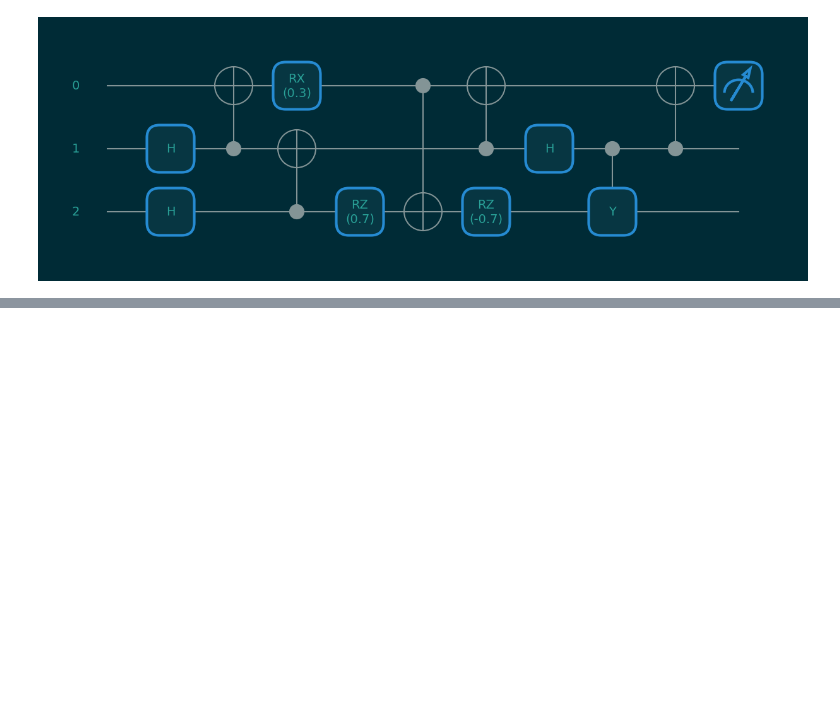
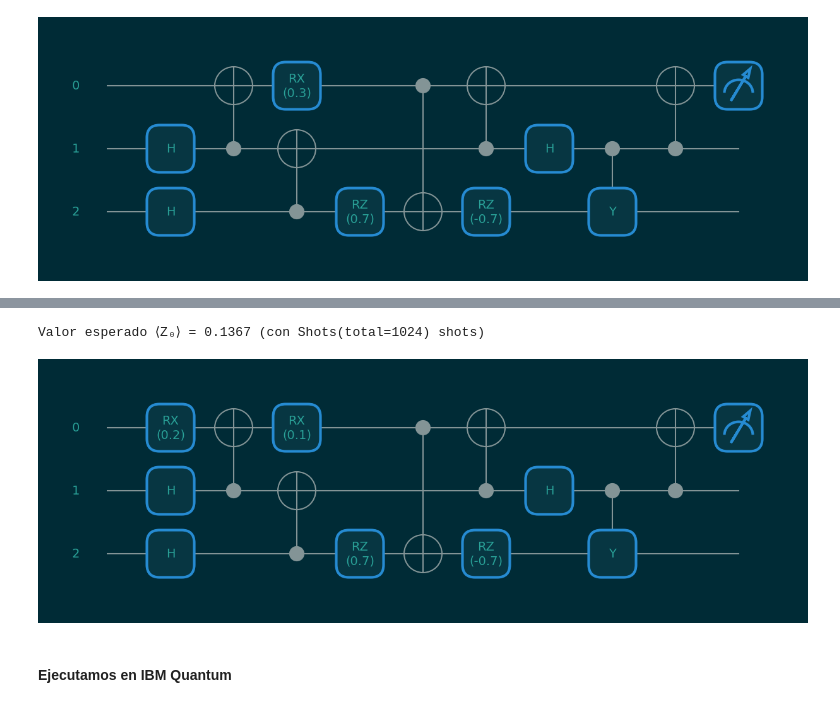
Before and after one commit to imardiego/pruebasPennylane, a Jupyter notebook: EjemplosPennyLane.ipynb, the cells around one changed output, grey strips where cells are left out. Drawn from its saved outputs; the diff is of its cells as text; code cells hidden in the pictures; blank space fills up the shorter version.

```diff
--- a/EjemplosPennyLane.ipynb
+++ b/EjemplosPennyLane.ipynb
@@ -34,0 +54,13 @@ entorno de desarrollo de Penylane
+# %%
+import pennylane as qml
+print("PennyLane version:", qml.__version__)
+
+# Circuito cuántico simple
+dev = qml.device("default.qubit", wires=1)
+
+@qml.qnode(dev)
+def circuit():
+    qml.Hadamard(wires=0)
+    return qml.probs(wires=0)
+
+print("Probabilidades:", circuit())
@@ -395,0 +619,64 @@ Pero no funciona porque la versión que utiliza está deprecada.
+# %%
+# Número de qubits
+n_wires = 3
+
+# ✅ DISPOSITIVO DE QISKIT (simulador Aer)
+dev = qml.device("qiskit.aer", wires=n_wires, shots=1024)  # ¡shots debe ser > 0!
+
+def circuit(angles):
+    # Hadamard
+    qml.Hadamard(wires=1)
+    qml.Hadamard(wires=2)
+
+    # RX
+    qml.RX(angles[0], wires=0)
+
+    # CNOT
+    qml.CNOT(wires=[1, 0])
+    qml.CNOT(wires=[2, 1])
+
+    # RX
+    qml.RX(angles[2], wires=0)
+
+    # RZ
+    qml.RZ(angles[1], wires=2)
+
+    # CNOT
+    qml.CNOT(wires=[0, 2])
+
+    # RZ inverso
+    qml.RZ(-angles[1], wires=2)
+
+    # CNOT
+    qml.CNOT(wires=[1, 0])
+
+    # Hadamard
+    qml.Hadamard(wires=1)
+
+    # CY
+    qml.CY(wires=[1, 2])
+
+    # CNOT final
+    qml.CNOT(wires=[1, 0])
+
+    # Medición en Z (Qiskit lo convierte automáticamente a medida en la base computacional)
+    return qml.expval(qml.PauliZ(wires=0))
+
+# Ángulos
+angles = [0.2, 0.7, 0.1]
+
+# Crear QNode
+qnode = qml.QNode(circuit, dev)
+
+# Ejecutar en simulador de Qiskit
+result = qnode(angles)
+print(f"Valor esperado ⟨Z₀⟩ = {result:.4f} (con {dev.shots} shots)")
+
+# Dibujar el circuito (esto sigue funcionando igual)
+fig, ax = qml.draw_mpl(qnode, decimals=1, style="solarized_dark")(angles)
+plt.show()
+# %% [output]
+Valor esperado ⟨Z₀⟩ = 0.1367 (con Shots(total=1024) shots)
+[figure, added]
+# %% [markdown]
+#### Ejecutamos en IBM Quantum
```
Also changed, not shown: parts of 30 cells of this notebook, 1 other file.
